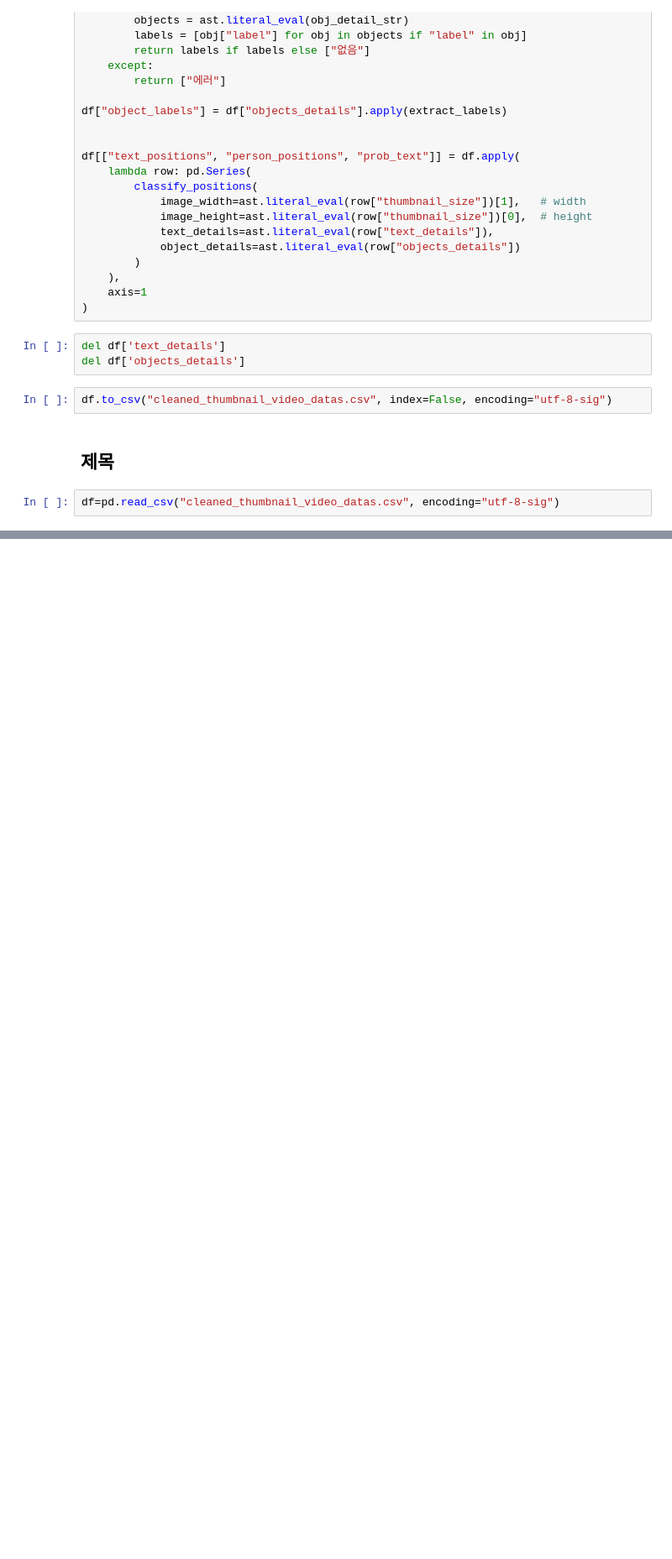
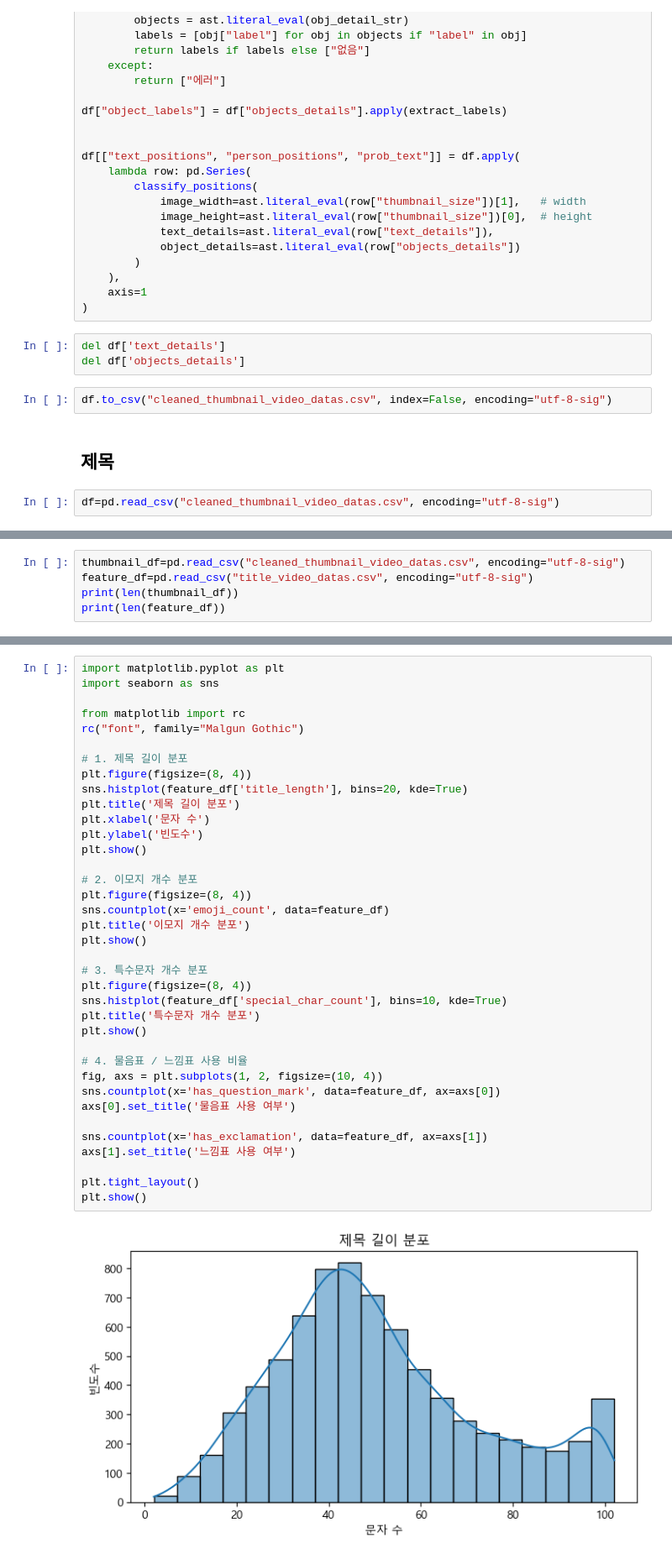
Before and after one commit to NaYeojung/Youtube-prediction-and-feedback, a Jupyter notebook: model/feature_extract.ipynb, the cells around one changed output, grey strips where cells are left out. Shown at 84% size. Drawn from its saved outputs; the diff is of its cells as text; blank space fills up the shorter version.

Commit message:
final_video_datas

```diff
--- a/model/feature_extract.ipynb
+++ b/model/feature_extract.ipynb
@@ -580,0 +493,5 @@ for i in en_df.iloc[:,0]:
+# %%
+thumbnail_df=pd.read_csv("cleaned_thumbnail_video_datas.csv", encoding="utf-8-sig")
+feature_df=pd.read_csv("title_video_datas.csv", encoding="utf-8-sig")
+print(len(thumbnail_df))
+print(len(feature_df))
@@ -580,0 +530,39 @@ for i in en_df.iloc[:,0]:
+# %%
+import matplotlib.pyplot as plt
+import seaborn as sns
+
+from matplotlib import rc
+rc("font", family="Malgun Gothic")
+
+# 1. 제목 길이 분포
+plt.figure(figsize=(8, 4))
+sns.histplot(feature_df['title_length'], bins=20, kde=True)
+plt.title('제목 길이 분포')
+plt.xlabel('문자 수')
+plt.ylabel('빈도수')
+plt.show()
+
+# 2. 이모지 개수 분포
+plt.figure(figsize=(8, 4))
+sns.countplot(x='emoji_count', data=feature_df)
+plt.title('이모지 개수 분포')
+plt.show()
+
+# 3. 특수문자 개수 분포
+plt.figure(figsize=(8, 4))
+sns.histplot(feature_df['special_char_count'], bins=10, kde=True)
+plt.title('특수문자 개수 분포')
+plt.show()
+
+# 4. 물음표 / 느낌표 사용 비율
+fig, axs = plt.subplots(1, 2, figsize=(10, 4))
+sns.countplot(x='has_question_mark', data=feature_df, ax=axs[0])
+axs[0].set_title('물음표 사용 여부')
+
+sns.countplot(x='has_exclamation', data=feature_df, ax=axs[1])
+axs[1].set_title('느낌표 사용 여부')
+
+plt.tight_layout()
+plt.show()
+# %% [output]
+[figure, added]
```
Also changed, not shown: parts of 16 cells of this notebook, 4 other files.
